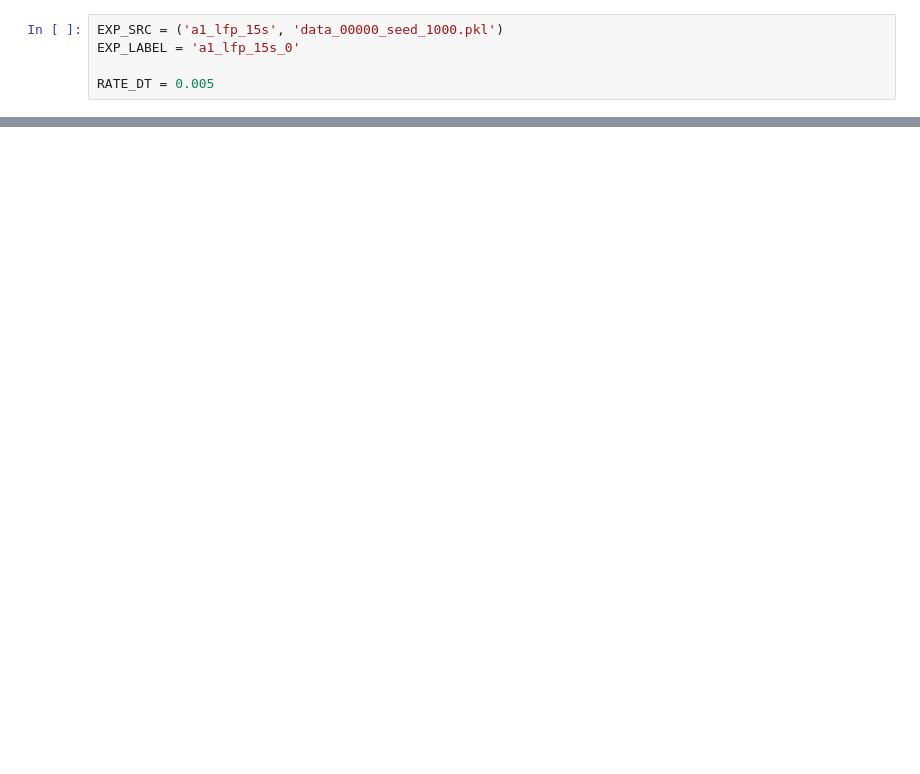
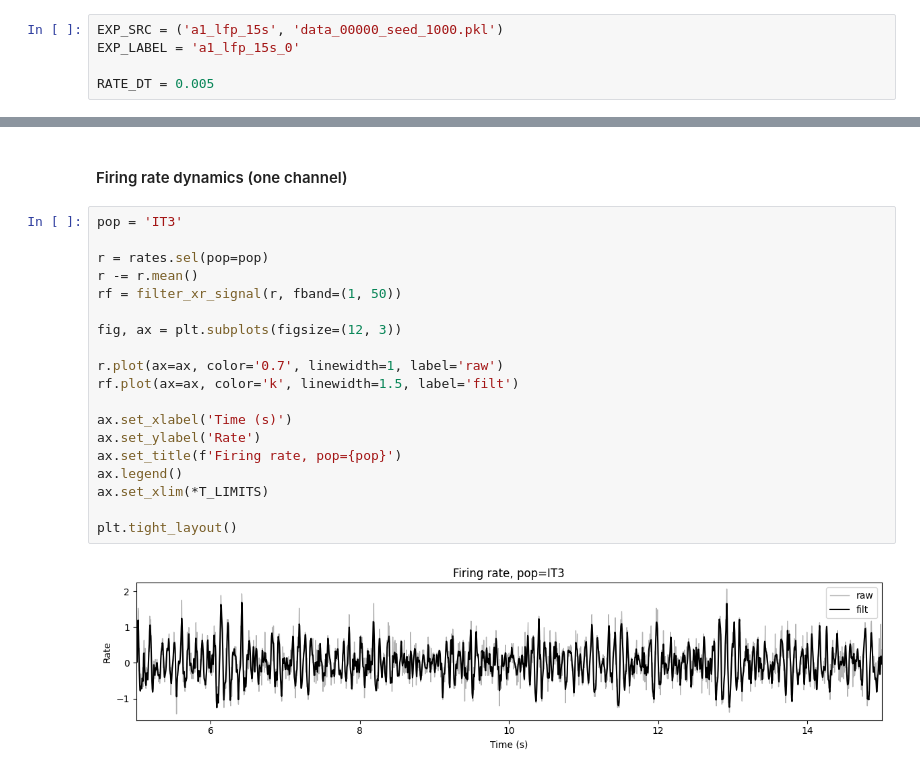
Before and after one commit to niknovikov19/sim-data-analyzer, a Jupyter notebook: dev_scratch/a1_osc.ipynb, the cells around one changed output, grey strips where cells are left out. Drawn from its saved outputs; the diff is of its cells as text; blank space fills up the shorter version.

```diff
--- a/dev_scratch/a1_osc.ipynb
+++ b/dev_scratch/a1_osc.ipynb
@@ -66,0 +216,23 @@ if (not lfp_loaded) or (not rates_loaded):
+# %% [markdown]
+#### Firing rate dynamics (one channel)
+# %%
+pop = 'IT3'
+
+r = rates.sel(pop=pop)
+r -= r.mean()
+rf = filter_xr_signal(r, fband=(1, 50))
+
+fig, ax = plt.subplots(figsize=(12, 3))
+
+r.plot(ax=ax, color='0.7', linewidth=1, label='raw')
+rf.plot(ax=ax, color='k', linewidth=1.5, label='filt')
+
+ax.set_xlabel('Time (s)')
+ax.set_ylabel('Rate')
+ax.set_title(f'Firing rate, pop={pop}')
+ax.legend()
+ax.set_xlim(*T_LIMITS)
+
+plt.tight_layout()
+# %% [output]
+[figure, added]
```
Also changed, not shown: parts of 23 cells of this notebook, 4 other files.
